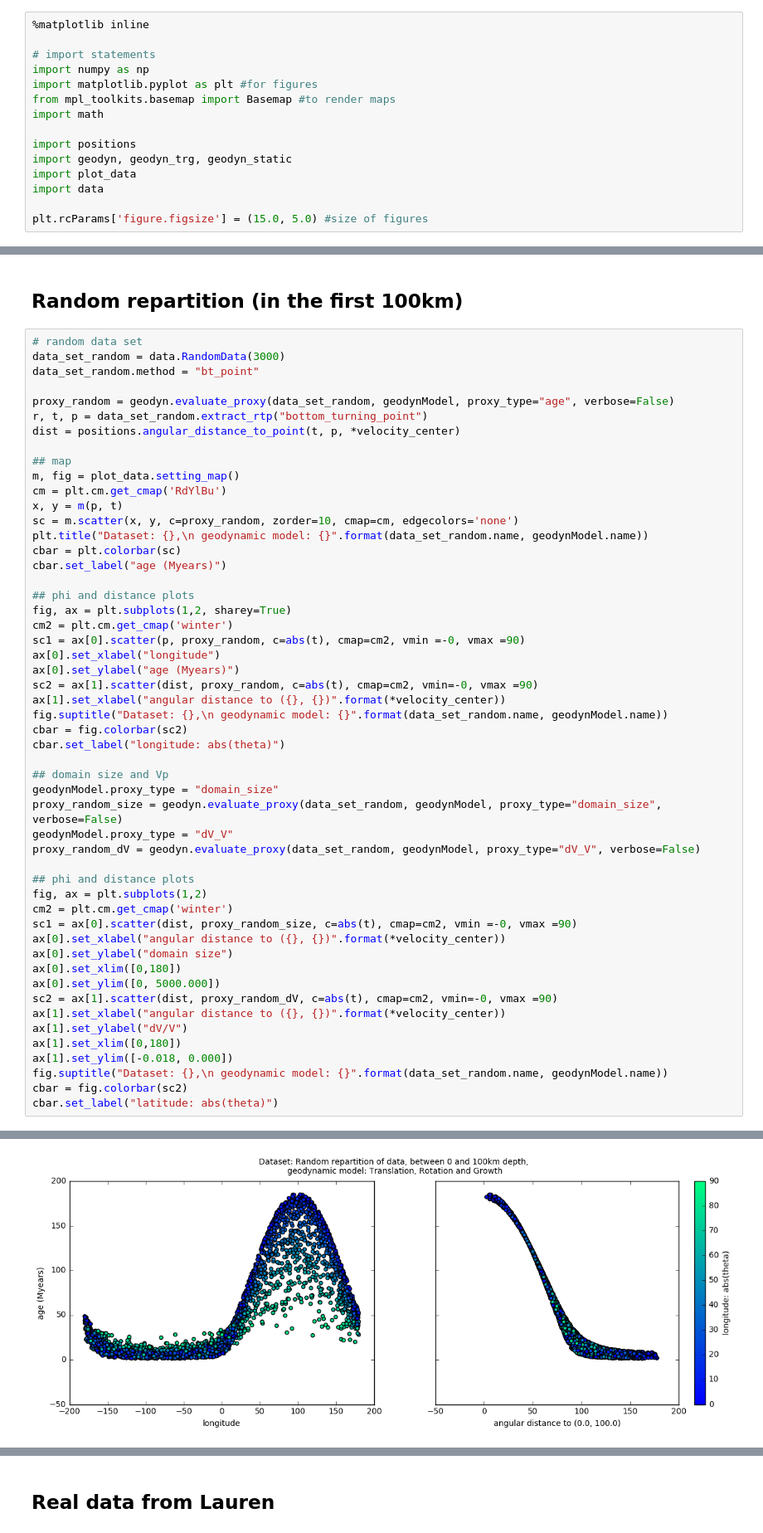
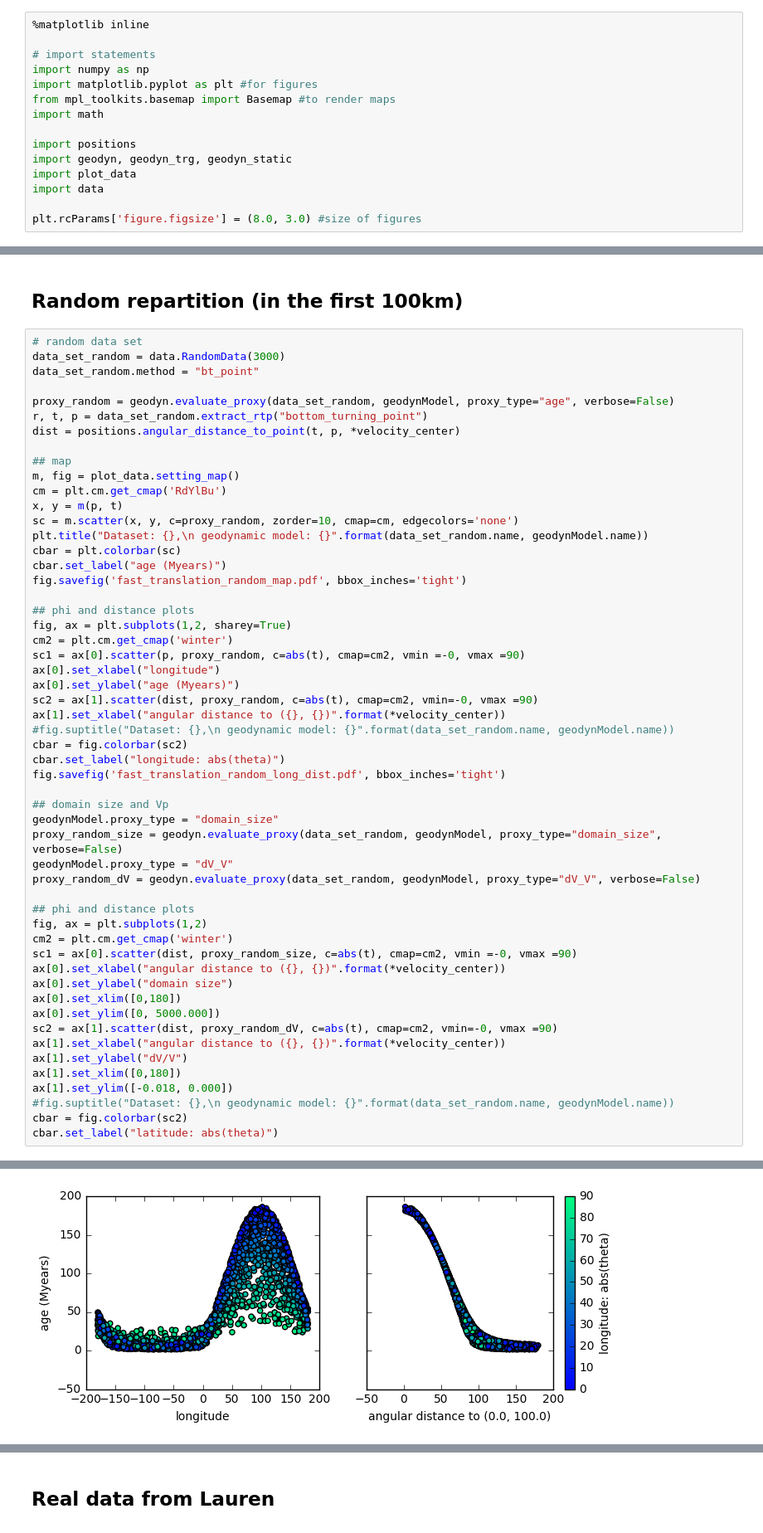
Before and after one commit to MarineLasbleis/GrowYourIC, a Jupyter notebook: FastTranslation.ipynb, the cells around one changed output, grey strips where cells are left out. Shown at 83% size. Drawn from its saved outputs; the diff is of its cells as text.

```diff
--- a/FastTranslation.ipynb
+++ b/FastTranslation.ipynb
@@ -14,7 +14,7 @@ import geodyn, geodyn_trg, geodyn_static
 import plot_data
 import data
 
-plt.rcParams['figure.figsize'] = (15.0, 5.0) #size of figures
+plt.rcParams['figure.figsize'] = (8.0, 3.0) #size of figures
 # %% [markdown]
 In the case of fast translation, the point is
 - to compare with results from Geballe 2013
@@ -97,6 +97,7 @@ sc = m.scatter(x, y, c=proxy_random, zorder=10, cmap=cm, edgecolors='none')
 plt.title("Dataset: {},\n geodynamic model: {}".format(data_set_random.name, geodynModel.name))
 cbar = plt.colorbar(sc)
 cbar.set_label("age (Myears)")
+fig.savefig('fast_translation_random_map.pdf', bbox_inches='tight')
 
 ## phi and distance plots
 fig, ax = plt.subplots(1,2, sharey=True)
@@ -106,9 +107,10 @@ ax[0].set_xlabel("longitude")
 ax[0].set_ylabel("age (Myears)")
 sc2 = ax[1].scatter(dist, proxy_random, c=abs(t), cmap=cm2, vmin=-0, vmax =90)
 ax[1].set_xlabel("angular distance to ({}, {})".format(*velocity_center))
-fig.suptitle("Dataset: {},\n geodynamic model: {}".format(data_set_random.name, geodynModel.name))
+#fig.suptitle("Dataset: {},\n geodynamic model: {}".format(data_set_random.name, geodynModel.name))
 cbar = fig.colorbar(sc2)
 cbar.set_label("longitude: abs(theta)")
+fig.savefig('fast_translation_random_long_dist.pdf', bbox_inches='tight')
 
 ## domain size and Vp
 geodynModel.proxy_type = "domain_size"
@@ -129,7 +131,7 @@ ax[1].set_xlabel("angular distance to ({}, {})".format(*velocity_center))
 ax[1].set_ylabel("dV/V")
 ax[1].set_xlim([0,180])
 ax[1].set_ylim([-0.018, 0.000])
-fig.suptitle("Dataset: {},\n geodynamic model: {}".format(data_set_random.name, geodynModel.name))
+#fig.suptitle("Dataset: {},\n geodynamic model: {}".format(data_set_random.name, geodynModel.name))
 cbar = fig.colorbar(sc2)
 cbar.set_label("latitude: abs(theta)")
 # %% [output]
@@ -161 +163 @@ cbar.set_label("latitude: abs(theta)")
-[figure, old version]
+[figure, new version]
```
Also changed, not shown: parts of 7 cells of this notebook, 2 other files.
